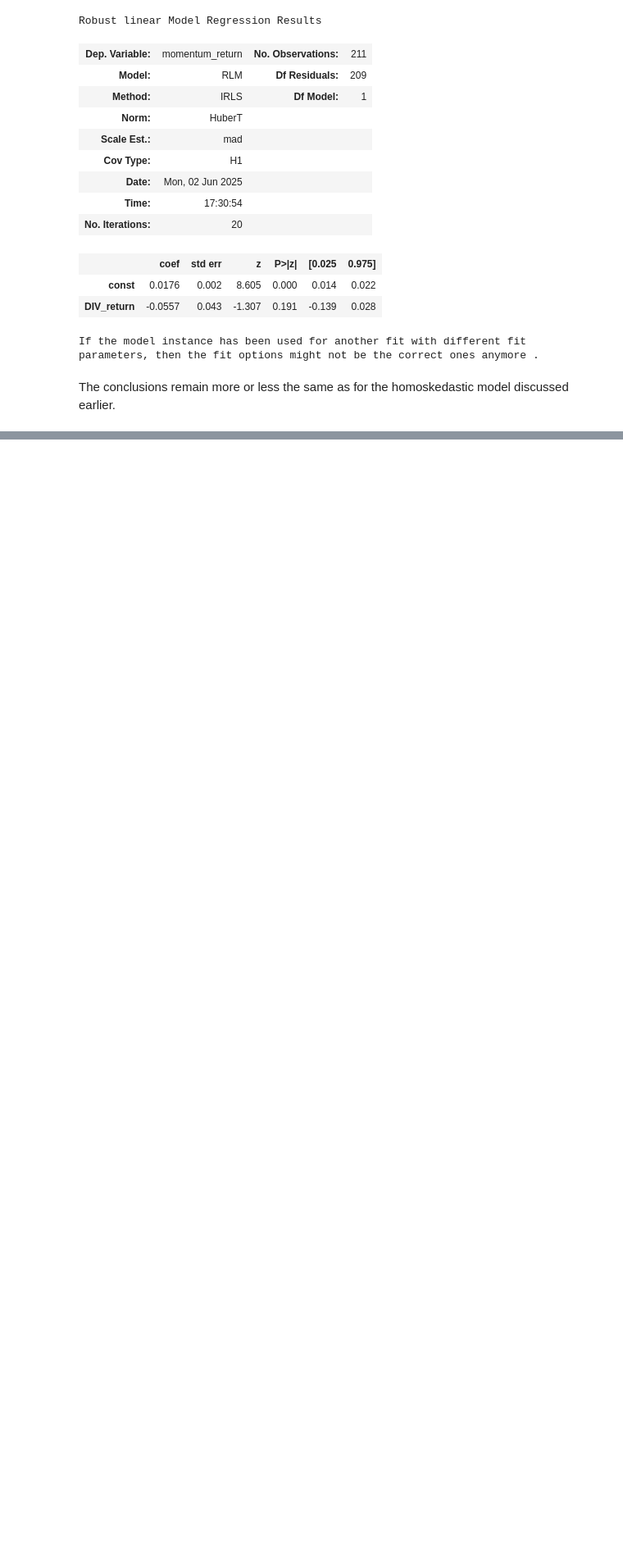
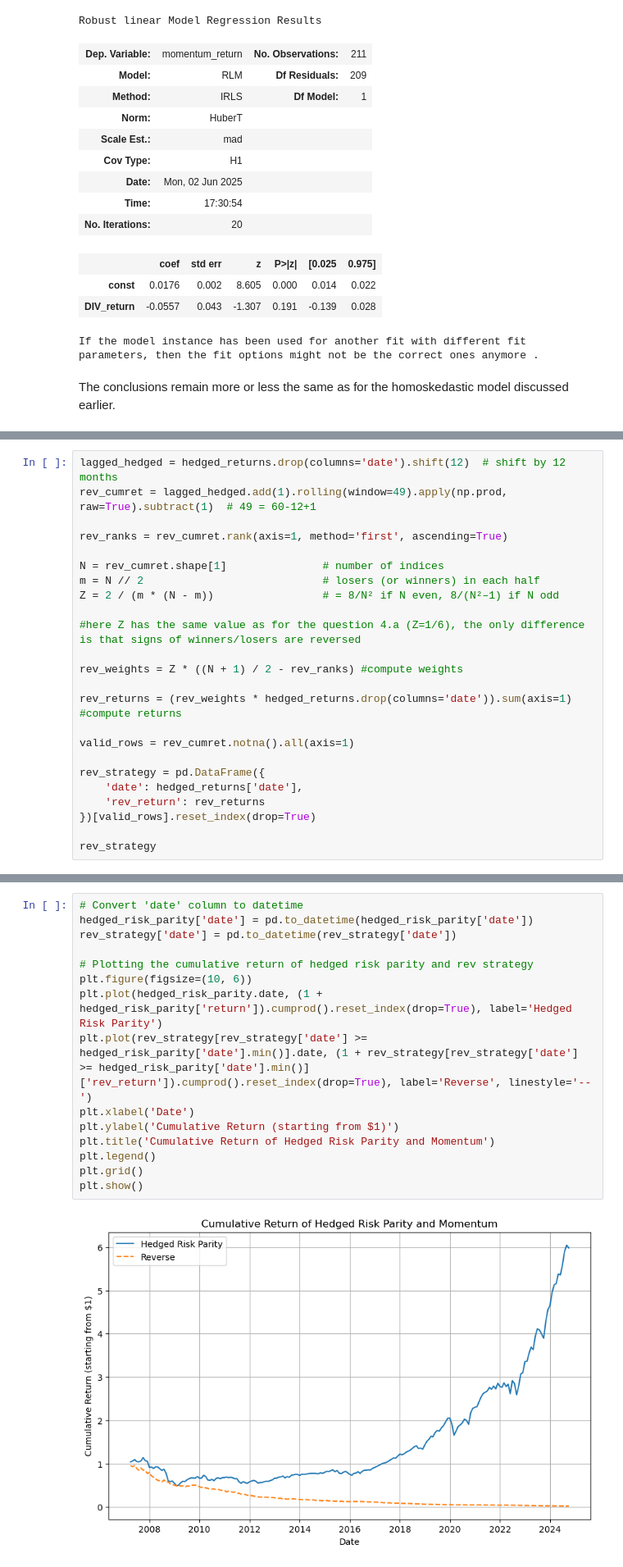
Before and after one commit to pherb127/Investments-Data, a Jupyter notebook: Investments.ipynb, the cells around one changed output, grey strips where cells are left out. Shown at 82% size. Saved outputs shown, nothing was run; the diff lists cells and outputs as text; blank space fills up the shorter version.

```diff
--- a/Investments.ipynb
+++ b/Investments.ipynb
@@ -1324,0 +1327,24 @@ The conclusions remain more or less the same as for the homoskedastic model disc
+# %%
+lagged_hedged = hedged_returns.drop(columns='date').shift(12)  # shift by 12 months
+rev_cumret = lagged_hedged.add(1).rolling(window=49).apply(np.prod, raw=True).subtract(1)  # 49 = 60-12+1
+
+rev_ranks = rev_cumret.rank(axis=1, method='first', ascending=True)
+
+N = rev_cumret.shape[1]               # number of indices
+m = N // 2                            # losers (or winners) in each half
+Z = 2 / (m * (N - m))                 # = 8/N² if N even, 8/(N²–1) if N odd
+
+#here Z has the same value as for the question 4.a (Z=1/6), the only difference is that signs of winners/losers are reversed
+
+rev_weights = Z * ((N + 1) / 2 - rev_ranks) #compute weights
+
+rev_returns = (rev_weights * hedged_returns.drop(columns='date')).sum(axis=1) #compute returns
+
+valid_rows = rev_cumret.notna().all(axis=1)
+
+rev_strategy = pd.DataFrame({
+    'date': hedged_returns['date'],
+    'rev_return': rev_returns
+})[valid_rows].reset_index(drop=True)
+
+rev_strategy
@@ -1324,0 +1365,17 @@ The conclusions remain more or less the same as for the homoskedastic model disc
+# %%
+# Convert 'date' column to datetime
+hedged_risk_parity['date'] = pd.to_datetime(hedged_risk_parity['date'])
+rev_strategy['date'] = pd.to_datetime(rev_strategy['date'])
+
+# Plotting the cumulative return of hedged risk parity and rev strategy
+plt.figure(figsize=(10, 6))
+plt.plot(hedged_risk_parity.date, (1 + hedged_risk_parity['return']).cumprod().reset_index(drop=True), label='Hedged Risk Parity')
+plt.plot(rev_strategy[rev_strategy['date'] >= hedged_risk_parity['date'].min()].date, (1 + rev_strategy[rev_strategy['date'] >= hedged_risk_parity['date'].min()]['rev_return']).cumprod().reset_index(drop=True), label='Reverse', linestyle='--')
+plt.xlabel('Date')
+plt.ylabel('Cumulative Return (starting from $1)')
+plt.title('Cumulative Return of Hedged Risk Parity and Momentum')
+plt.legend()
+plt.grid()
+plt.show()
+# %% [output]
+[figure, added]
```
Also changed, not shown: parts of 10 cells of this notebook.
